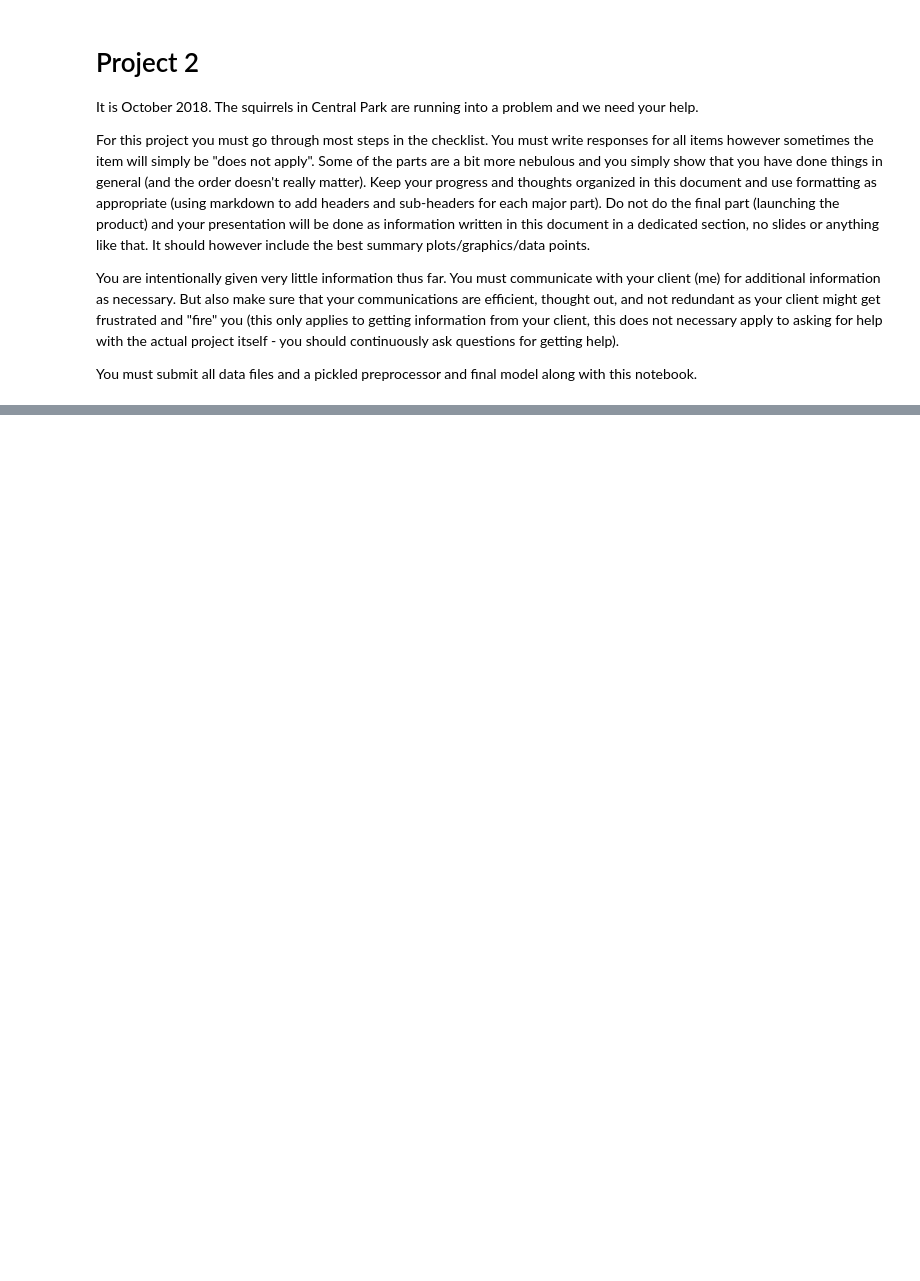
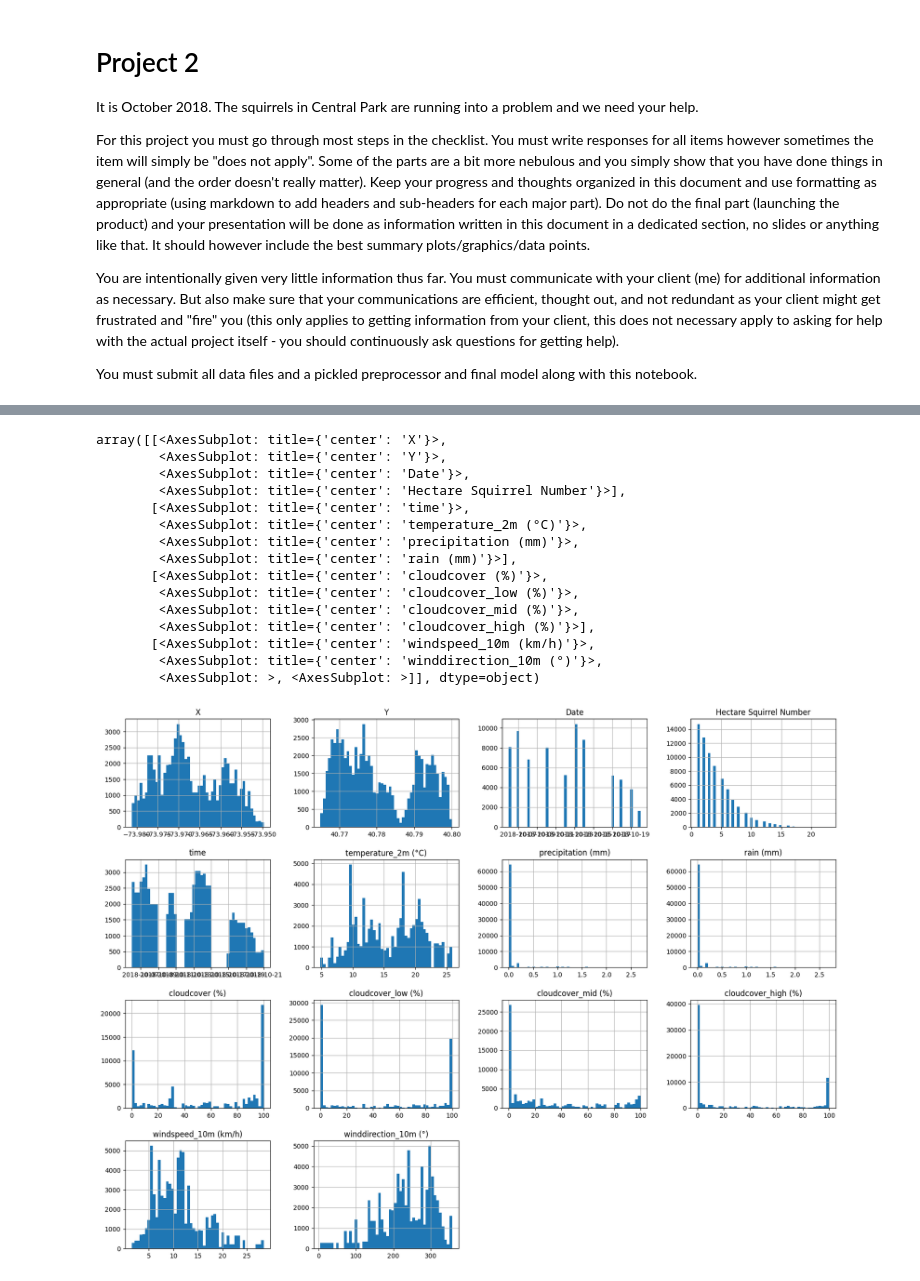
Before and after one commit to coleaydelotte/Nutosis, a Jupyter notebook: Nutosis.ipynb, the cells around one changed output, grey strips where cells are left out. Drawn from its saved outputs; the diff is of its cells as text; code cells hidden in the pictures; blank space fills up the shorter version.

Commit message:
added more documentation and some visualizations

```diff
--- a/Nutosis.ipynb
+++ b/Nutosis.ipynb
@@ -69,0 +114,19 @@ data = merge_datasets(weather_data, squirrel_data)
+# %%
+data.hist(bins=50, figsize=(20,15))
+# %% [output]
+array([[<AxesSubplot: title={'center': 'X'}>,
+        <AxesSubplot: title={'center': 'Y'}>,
+        <AxesSubplot: title={'center': 'Date'}>,
+        <AxesSubplot: title={'center': 'Hectare Squirrel Number'}>],
+       [<AxesSubplot: title={'center': 'time'}>,
+        <AxesSubplot: title={'center': 'temperature_2m (°C)'}>,
+        <AxesSubplot: title={'center': 'precipitation (mm)'}>,
+        <AxesSubplot: title={'center': 'rain (mm)'}>],
+       [<AxesSubplot: title={'center': 'cloudcover (%)'}>,
+        <AxesSubplot: title={'center': 'cloudcover_low (%)'}>,
+        <AxesSubplot: title={'center': 'cloudcover_mid (%)'}>,
+        <AxesSubplot: title={'center': 'cloudcover_high (%)'}>],
+       [<AxesSubplot: title={'center': 'windspeed_10m (km/h)'}>,
+        <AxesSubplot: title={'center': 'winddirection_10m (°)'}>,
+        <AxesSubplot: >, <AxesSubplot: >]], dtype=object)
+[figure, added]
```
Also changed, not shown: parts of 23 cells of this notebook, 1 other file.
